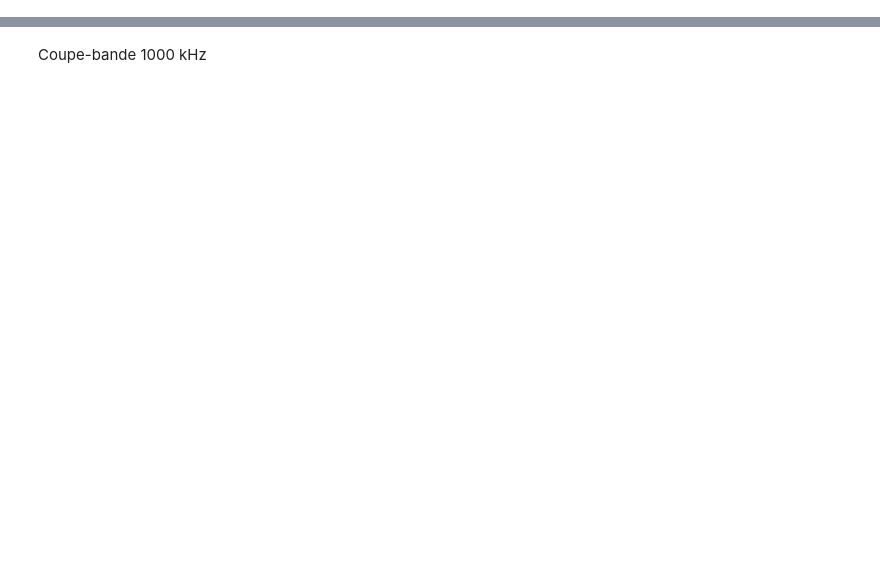
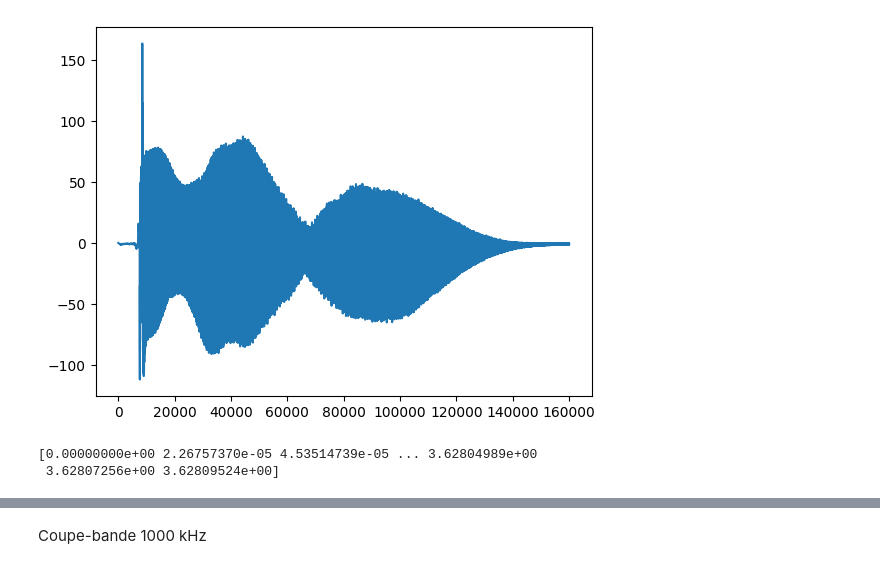
Before and after one commit to jactymilena/APP3_S5, a Jupyter notebook: problematique.ipynb, the cells around one changed output, grey strips where cells are left out. Drawn from its saved outputs; the diff is of its cells as text; code cells hidden in the pictures; blank space fills up the shorter version.

```diff
--- a/problematique.ipynb
+++ b/problematique.ipynb
@@ -108 +142,13 @@ plt.show()
+# %%
+# Enveloppe temporelle
+N_h = 886
+# env_temp = np.convolve(signal, 1/N_h)
+coeff = np.multiply(np.ones(N_h), 1/N_h)
+env_temp = scipy.signal.lfilter(coeff, 1, signal)
+
+plt.plot(env_temp)
+plt.show()
+# env_temp = scipy.signal.lfilter(env_temp, data.size, data)
+# %% [output]
+[figure, added]
 # %%
@@ -122,3 +182,15 @@ create_note(real_freq_harmoniques, arr_amp_n, arr_phase_n, samplerate, 'A#')
+# %%
+# Application de l'enveloppe temporelle
+new_signal = create_signal(real_freq_harmoniques, arr_amp_n, arr_phase_n, env_temp)
+# new_signal = np.multiply(new_signal, env_temp[:132300])
+
+create_note(new_signal, samplerate, 'A#')
+
+# plt.plot(new_signal)
+# plt.show()
+# %% [output]
+[0.00000000e+00 2.26757370e-05 4.53514739e-05 ... 3.62804989e+00
+ 3.62807256e+00 3.62809524e+00]
 # %%
 # Creation de toutes les notes
 notes_names = [ 'A', 'G#', 'G', 'F#', 'F', 'E', 'R#','R', 'C#', 'C', 'B' ]
```
Also changed, not shown: parts of 13 cells of this notebook.
